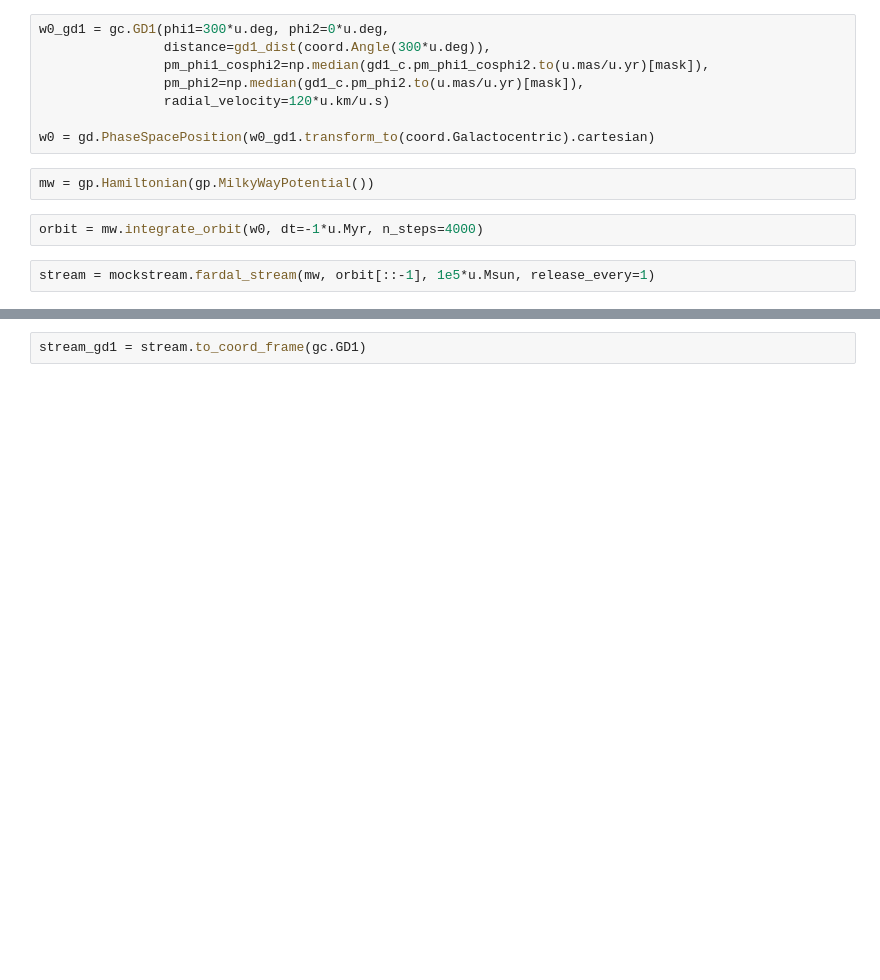
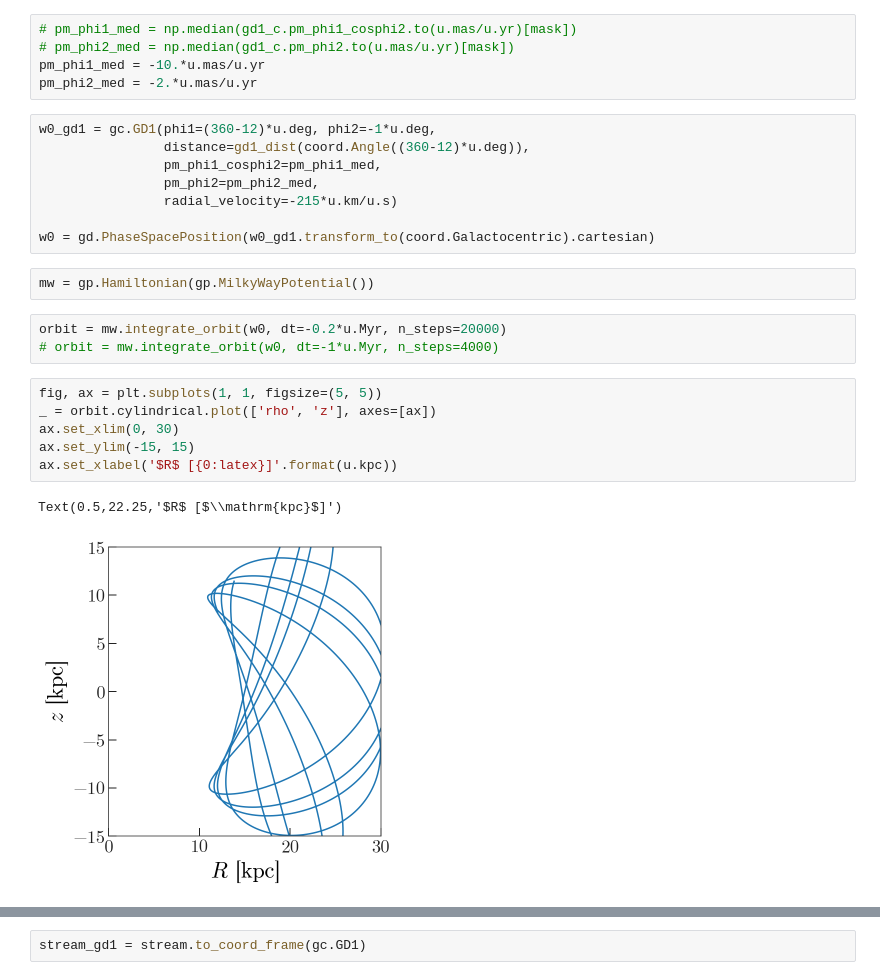
Before and after one commit to adrn/GD1-DR2, a Jupyter notebook: notebooks/GD1-orbit-mockstream.ipynb, the cells around one changed output, grey strips where cells are left out. Saved outputs shown, nothing was run; the diff lists cells and outputs as text; blank space fills up the shorter version.

```diff
--- a/notebooks/GD1-orbit-mockstream.ipynb
+++ b/notebooks/GD1-orbit-mockstream.ipynb
@@ -72,14 +71,27 @@ fig.tight_layout()
+# %%
+# pm_phi1_med = np.median(gd1_c.pm_phi1_cosphi2.to(u.mas/u.yr)[mask])
+# pm_phi2_med = np.median(gd1_c.pm_phi2.to(u.mas/u.yr)[mask])
+pm_phi1_med = -10.*u.mas/u.yr
+pm_phi2_med = -2.*u.mas/u.yr
 # %%
-w0_gd1 = gc.GD1(phi1=300*u.deg, phi2=0*u.deg,
-                distance=gd1_dist(coord.Angle(300*u.deg)),
-                pm_phi1_cosphi2=np.median(gd1_c.pm_phi1_cosphi2.to(u.mas/u.yr)[mask]),
-                pm_phi2=np.median(gd1_c.pm_phi2.to(u.mas/u.yr)[mask]),
-                radial_velocity=120*u.km/u.s)
+w0_gd1 = gc.GD1(phi1=(360-12)*u.deg, phi2=-1*u.deg,
+                distance=gd1_dist(coord.Angle((360-12)*u.deg)),
+                pm_phi1_cosphi2=pm_phi1_med,
+                pm_phi2=pm_phi2_med,
+                radial_velocity=-215*u.km/u.s)
 
 w0 = gd.PhaseSpacePosition(w0_gd1.transform_to(coord.Galactocentric).cartesian)
 # %%
 mw = gp.Hamiltonian(gp.MilkyWayPotential())
 # %%
-orbit = mw.integrate_orbit(w0, dt=-1*u.Myr, n_steps=4000)
+orbit = mw.integrate_orbit(w0, dt=-0.2*u.Myr, n_steps=20000)
+# orbit = mw.integrate_orbit(w0, dt=-1*u.Myr, n_steps=4000)
-# %%
-stream = mockstream.fardal_stream(mw, orbit[::-1], 1e5*u.Msun, release_every=1)
+# %%
+fig, ax = plt.subplots(1, 1, figsize=(5, 5))
+_ = orbit.cylindrical.plot(['rho', 'z'], axes=[ax])
+ax.set_xlim(0, 30)
+ax.set_ylim(-15, 15)
+ax.set_xlabel('$R$ [{0:latex}]'.format(u.kpc))
+# %% [output]
+Text(0.5,22.25,'$R$ [$\\mathrm{kpc}$]')
+[figure, added]
```
Also changed, not shown: parts of 31 cells of this notebook, 1 other file.
